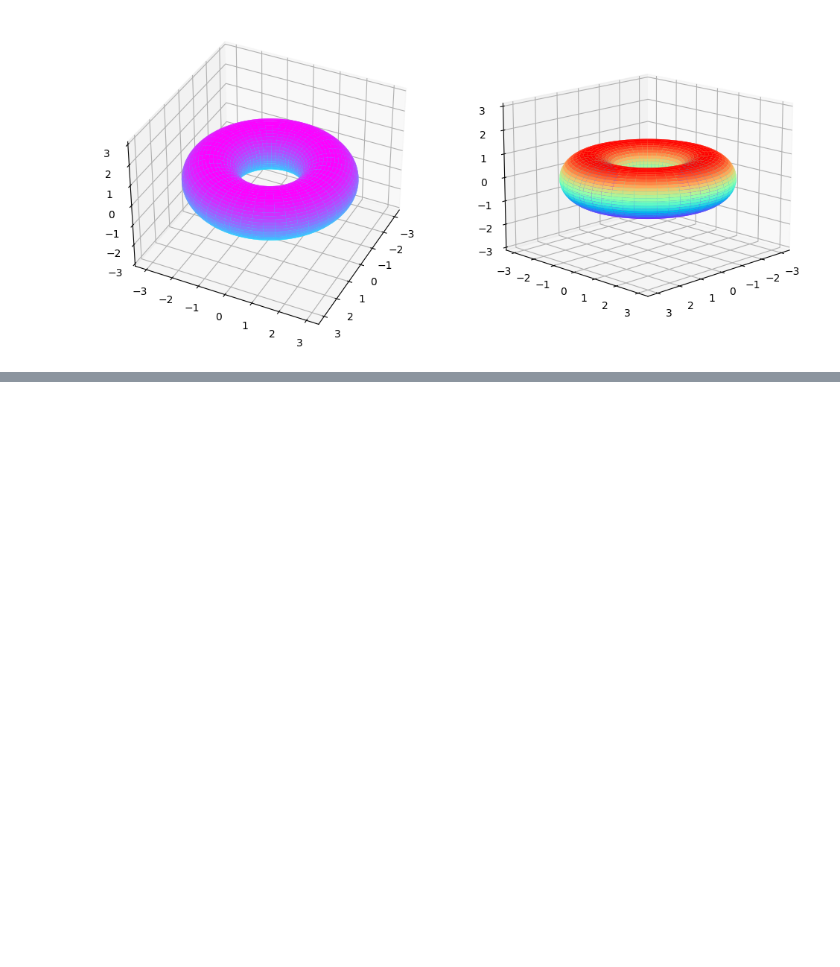
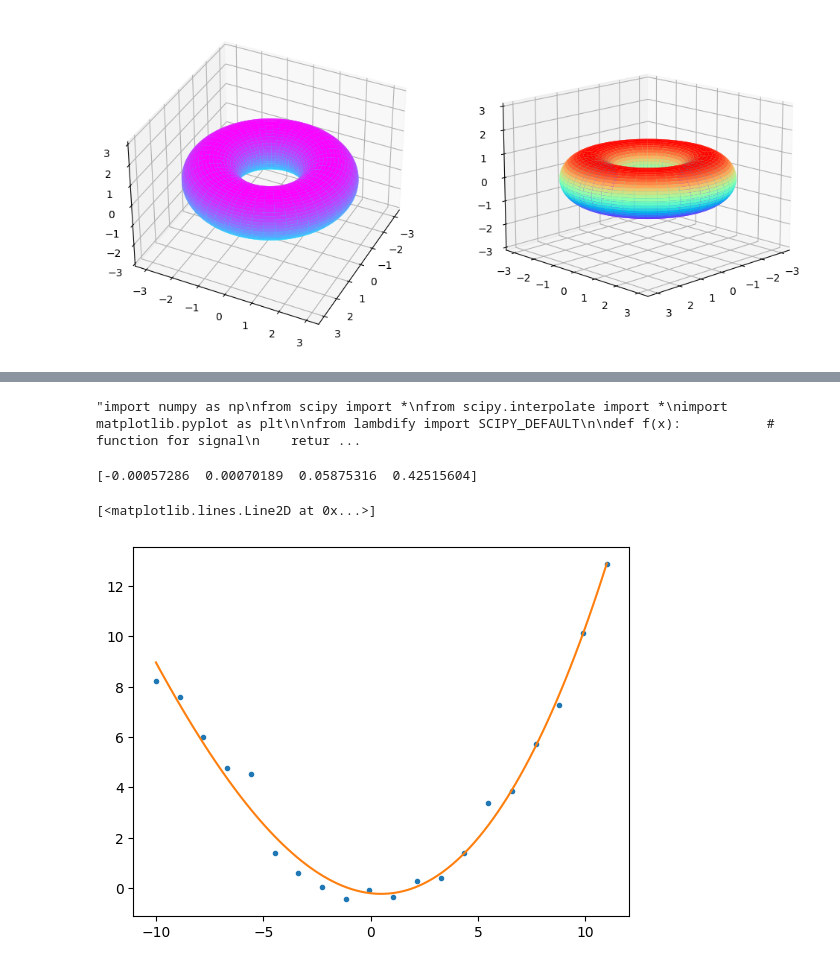
Before and after one commit to mdgolammafuz/NumericalAstrophysics-_-Python, a Jupyter notebook: Shadow_Numerical_Codes/try.ipynb, the cells around one changed output, grey strips where cells are left out. Saved outputs shown, nothing was run; the diff lists cells and outputs as text; code cells hidden in the pictures; blank space fills up the shorter version.

```diff
--- a/Shadow_Numerical_Codes/try.ipynb
+++ b/Shadow_Numerical_Codes/try.ipynb
@@ -1086,0 +1955,61 @@ ax2.set_zlim(-3, 3)
+# %%
+"""import numpy as np
+from scipy import *
+from scipy.interpolate import *
+import matplotlib.pyplot as plt
+
+from lambdify import SCIPY_DEFAULT
+
+def f(x):           # function for signal
+    return (5 * sin(x)) + (0.1 * x**2) + (0.01 * x**3)
+
+n = 10
+x = np.linspace(-2*pi, 2*pi, n)   # generating xdata
+noise = np.random.randn(n)    # generating random noise
+y = f(x) + noise        # adding noise to the signal
+
+x_plotter = np.linspace(-2*pi, 2*pi, 100)
+y0 = SCIPY_DEFAULT.interp1d(x, y, kind='linear')    # interpolation of type linear
+y1 = interp1d(x, y, kind='quadratic')  # interpolation of type quadratic
+
+# plotting the signal and interpolations
+fig, ax = plt.subplots()
+
+ax.plot(x, y, 's', marker='o', color='k', label='Noisy Data')  # signal
+ax.plot(x_plotter, y0(x_plotter), label='linear')
+ax.plot(x_plotter, y1(x_plotter), label='quadratic')
+ax.legend()
+ax.set_xlabel('x')
+ax.set_ylabel('y')
+ax.set_title('Interpolation')
+
+fig.tight_layout()"""
+# %% [output]
+"import numpy as np\nfrom scipy import *\nfrom scipy.interpolate import *\nimport matplotlib.pyplot as plt\n\nfrom lambdify import SCIPY_DEFAULT\n\ndef f(x):           # function for signal\n    retur ...
+# %%
+import numpy as np
+
+x = np.arange(-10, 11)
+y = np.random.randn(len(x))     # generating random data for y
+z = np.polyfit(x, y, 3)         # computing coeffiecients of polynomial of order 3
+print(z)
+# %% [output]
+[-0.00057286  0.00070189  0.05875316  0.42515604]
+# %%
+import numpy as np
+import matplotlib.pyplot as plt
+
+n = 3           # polynomial order
+x = np.linspace(-10, 11, 20)
+y = 0.5 * np.random.randn(len(x)) + (0.1 * x**2)   # generating random data for y
+z = np.polyfit(x, y, n)         # computing coeffiecients of polynomial of order 3
+
+p = np.poly1d(z)        # generating a polynomial from the coefficients
+xp = np.linspace(-10, 11, 100)   # generating xdata for polynomial plotting
+
+fig, ax = plt.subplots()
+ax.plot(x, y, 's', marker='.')    # plotting actual data
+ax.plot(xp, p(xp))      # plotting polynomial data
+# %% [output]
+[<matplotlib.lines.Line2D at 0x...>]
+[figure, added]
```
Also changed, not shown: parts of 76 cells of this notebook.
